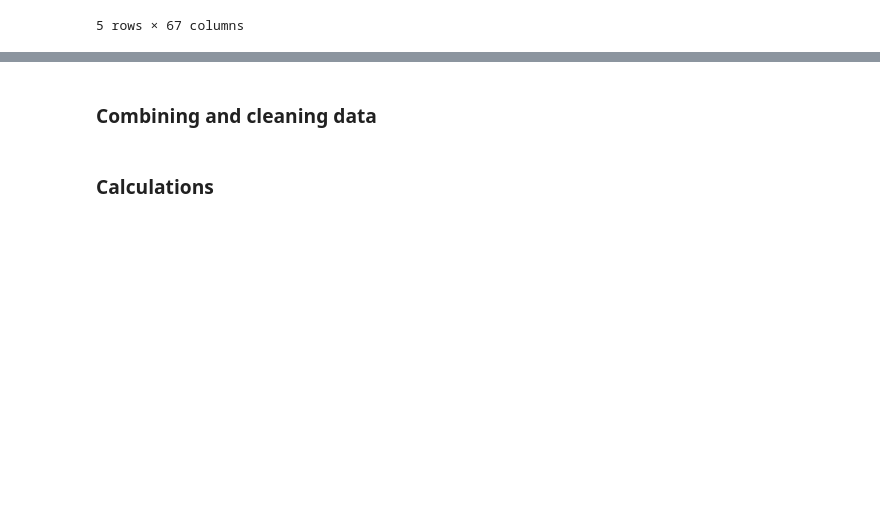
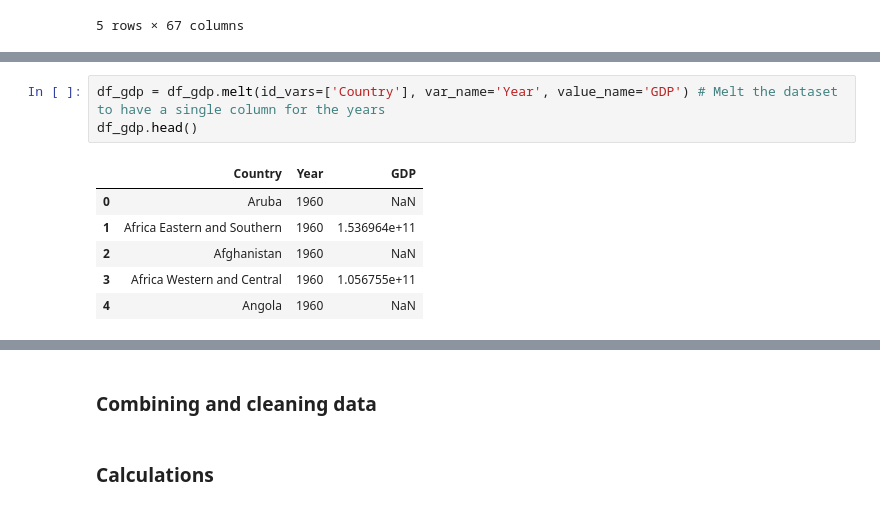
Before and after one commit to ArisMei/Beg-python-project, a Jupyter notebook: analysis/project-notebook-12.ipynb, the cells around one changed output, grey strips where cells are left out. Drawn from its saved outputs; the diff is of its cells as text; blank space fills up the shorter version.

```diff
--- a/analysis/project-notebook-12.ipynb
+++ b/analysis/project-notebook-12.ipynb
@@ -74,0 +106,10 @@ df_gdp.head()
+# %%
+df_gdp = df_gdp.melt(id_vars=['Country'], var_name='Year', value_name='GDP') # Melt the dataset to have a single column for the years
+df_gdp.head()
+# %% [output]
+|  | Country | Year | GDP |
+| 0 | Aruba | 1960 | NaN |
+| 1 | Africa Eastern and Southern | 1960 | 1.536964e+11 |
+| 2 | Afghanistan | 1960 | NaN |
+| 3 | Africa Western and Central | 1960 | 1.056755e+11 |
+| 4 | Angola | 1960 | NaN |
```
Also changed, not shown: parts of 15 cells of this notebook, 1 other file.
